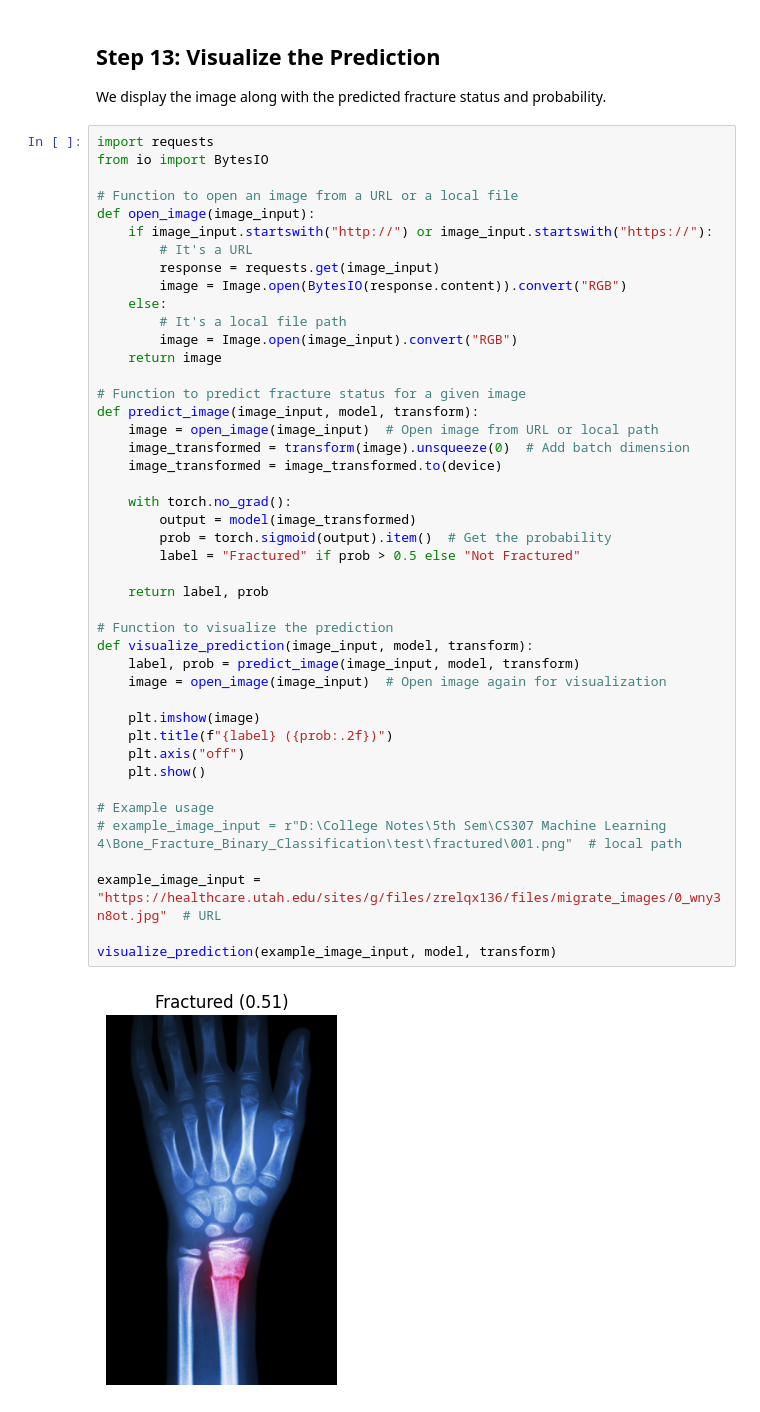
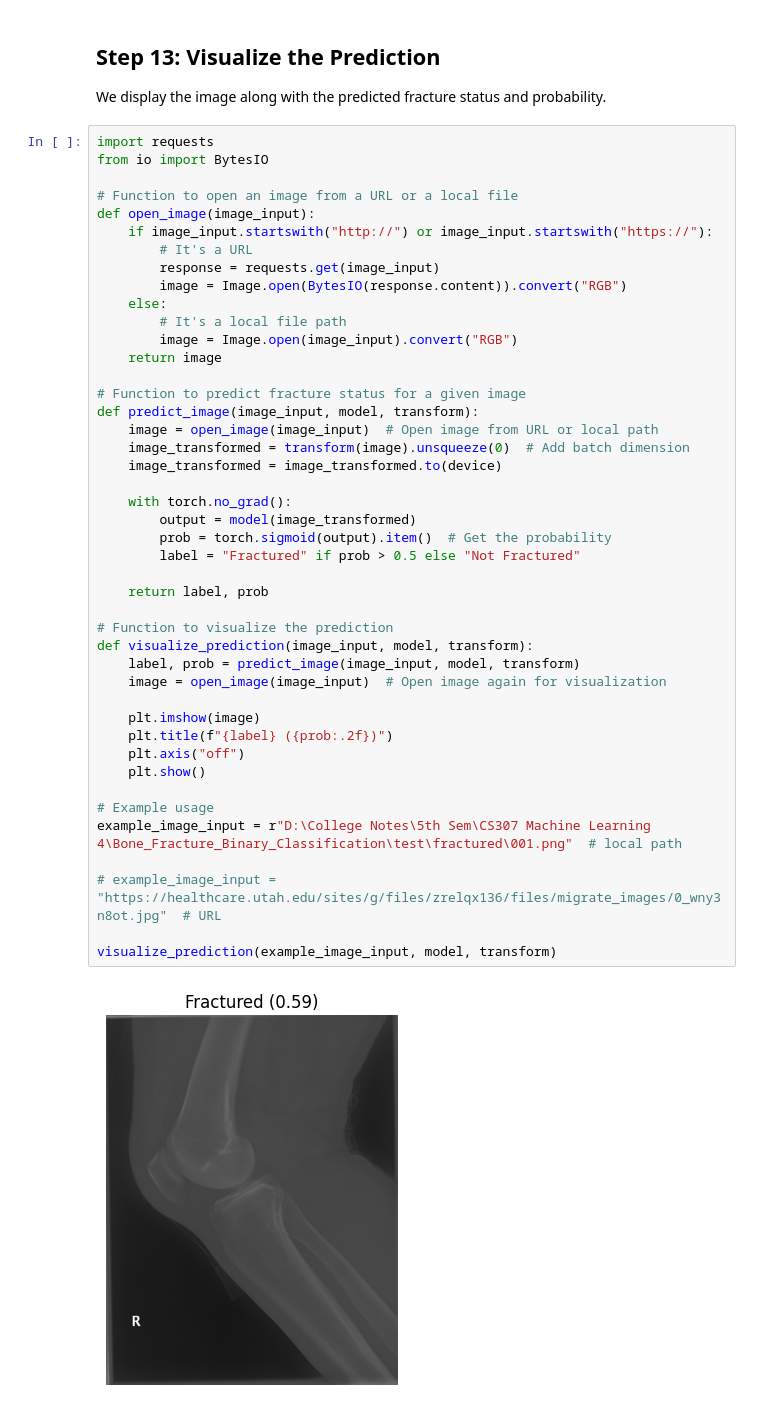
Before and after one commit to danish9491/ML-Projects, a Jupyter notebook: test5.ipynb, the cells around one changed output. Saved outputs shown, nothing was run; the diff lists cells and outputs as text.

Commit message:
update test5

```diff
--- a/test5.ipynb
+++ b/test5.ipynb
@@ -313,33 +313,33 @@ def open_image(image_input):
     return image
 
 # Function to predict fracture status for a given image
 def predict_image(image_input, model, transform):
     image = open_image(image_input)  # Open image from URL or local path
     image_transformed = transform(image).unsqueeze(0)  # Add batch dimension
     image_transformed = image_transformed.to(device)
 
     with torch.no_grad():
         output = model(image_transformed)
         prob = torch.sigmoid(output).item()  # Get the probability
         label = "Fractured" if prob > 0.5 else "Not Fractured"
 
     return label, prob
 
 # Function to visualize the prediction
 def visualize_prediction(image_input, model, transform):
     label, prob = predict_image(image_input, model, transform)
     image = open_image(image_input)  # Open image again for visualization
 
     plt.imshow(image)
     plt.title(f"{label} ({prob:.2f})")
     plt.axis("off")
     plt.show()
 
 # Example usage
-# example_image_input = r"D:\College Notes\5th Sem\CS307 Machine Learning 4\Bone_Fracture_Binary_Classification\test\fractured\001.png"  # local path
+example_image_input = r"D:\College Notes\5th Sem\CS307 Machine Learning 4\Bone_Fracture_Binary_Classification\test\fractured\001.png"  # local path
 
-example_image_input = "https://healthcare.utah.edu/sites/g/files/zrelqx136/files/migrate_images/0_wny3n8ot.jpg"  # URL
+# example_image_input = "https://healthcare.utah.edu/sites/g/files/zrelqx136/files/migrate_images/0_wny3n8ot.jpg"  # URL
 
 visualize_prediction(example_image_input, model, transform)
 # %% [output]
-[figure, old version]
+[figure, new version]
```
Also changed, not shown: parts of 3 cells of this notebook, 4 other files.
